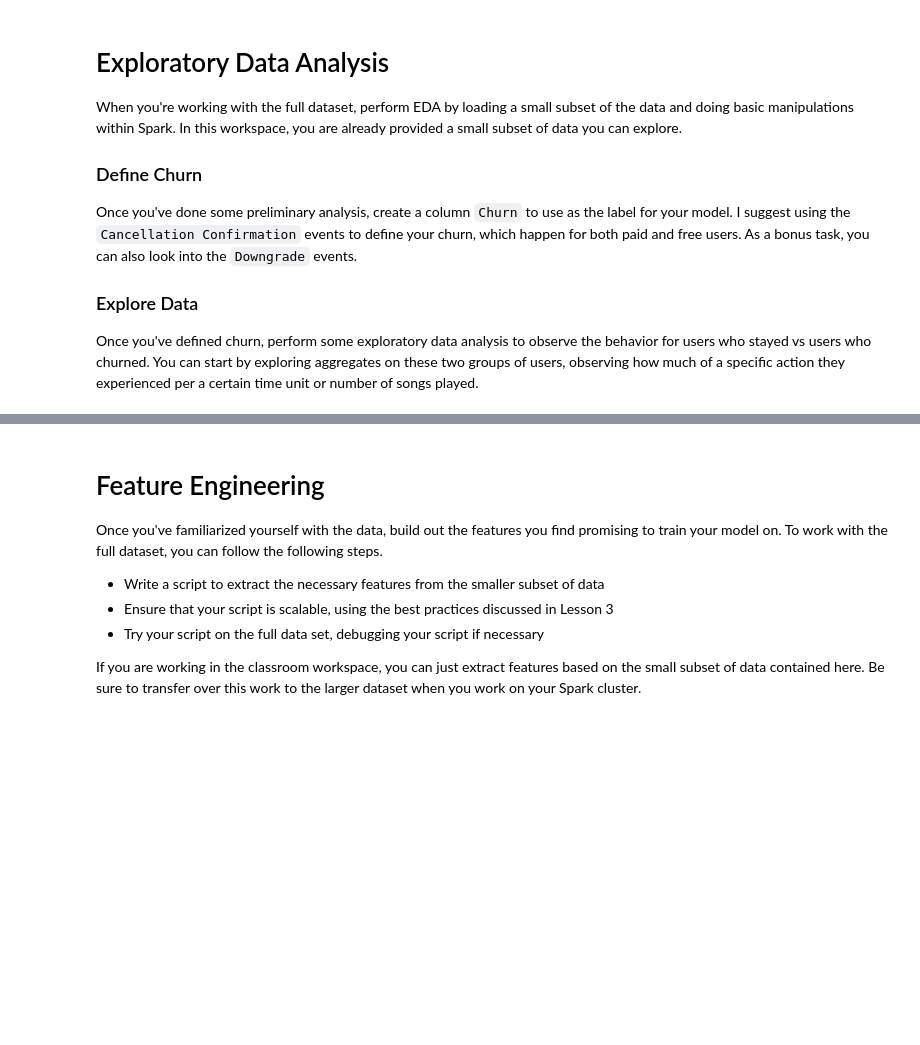
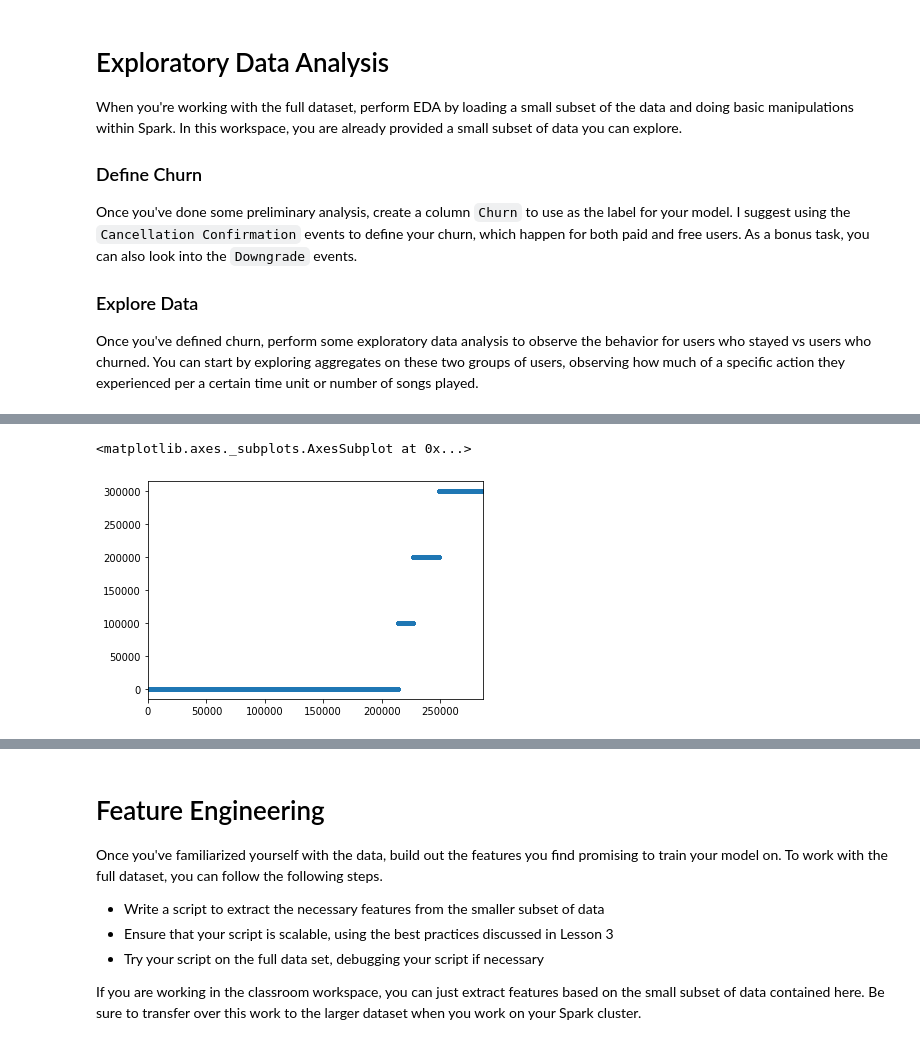
Before and after one commit to mtasende/Spark_ML, a Jupyter notebook: udacity_project/Sparkify.ipynb, the cells around one changed output, grey strips where cells are left out. Saved outputs shown, nothing was run; the diff lists cells and outputs as text; code cells hidden in the pictures; blank space fills up the shorter version.

```diff
--- a/udacity_project/Sparkify.ipynb
+++ b/udacity_project/Sparkify.ipynb
@@ -133,0 +357,5 @@ Once you've defined churn, perform some exploratory data analysis to observe the
+# %%
+pd.to_numeric(pdata.userId).plot(style='.')
+# %% [output]
+<matplotlib.axes._subplots.AxesSubplot at 0x...>
+[figure, added]
```
Also changed, not shown: parts of 48 cells of this notebook.
